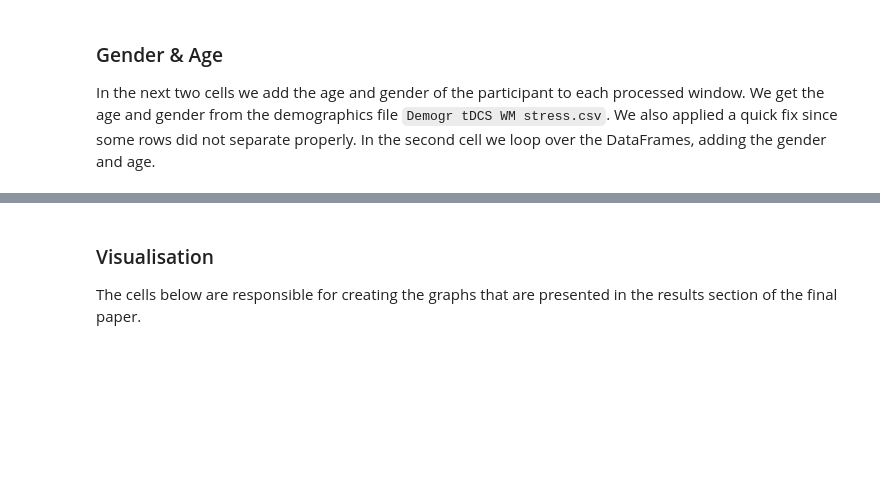
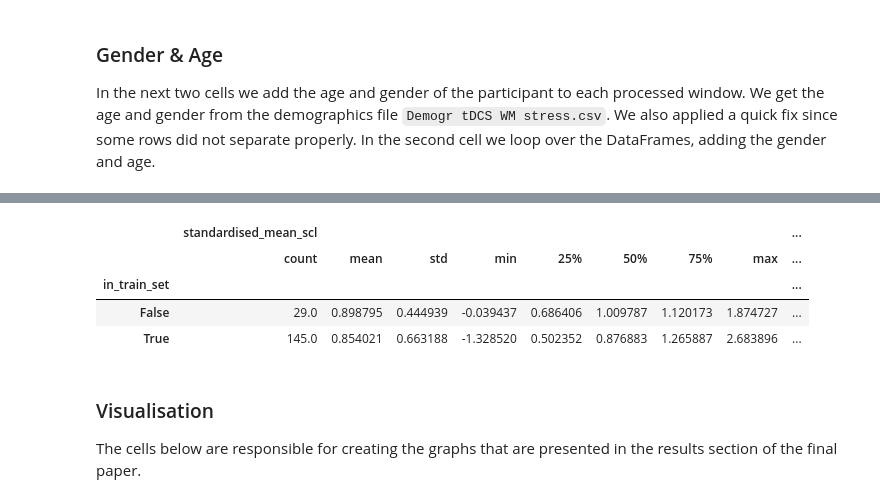
Before and after one commit to mitchelkappen/tDCS_Video_Stress, a Jupyter notebook: notebooks/5-ak-window-processing.ipynb, the cells around one changed output, grey strips where cells are left out. Cells and saved outputs as stored; diff of their text form; code cells hidden in the pictures; blank space fills up the shorter version.

```diff
--- a/notebooks/5-ak-window-processing.ipynb
+++ b/notebooks/5-ak-window-processing.ipynb
@@ -108,3 +114,11 @@ window
+# %%
+window[['standardised_mean_scl', 'HRV_SDNN_corrected', 'in_train_set']].groupby(['in_train_set']).describe()
+# %% [output]
+|  | standardised_mean_scl |  |  |  |  |  |  |  | ... |
+|  | count | mean | std | min | 25% | 50% | 75% | max | ... |
+| in_train_set |  |  |  |  |  |  |  |  | ... |
+| False | 29.0 | 0.898795 | 0.444939 | -0.039437 | 0.686406 | 1.009787 | 1.120173 | 1.874727 | ... |
+| True | 145.0 | 0.854021 | 0.663188 | -1.328520 | 0.502352 | 0.876883 | 1.265887 | 2.683896 | ... |
 # %% [markdown]
 ### Visualisation
 The cells below are responsible for creating the graphs that are presented in the results section of the final paper.
```
Also changed, not shown: parts of 3 cells of this notebook.
